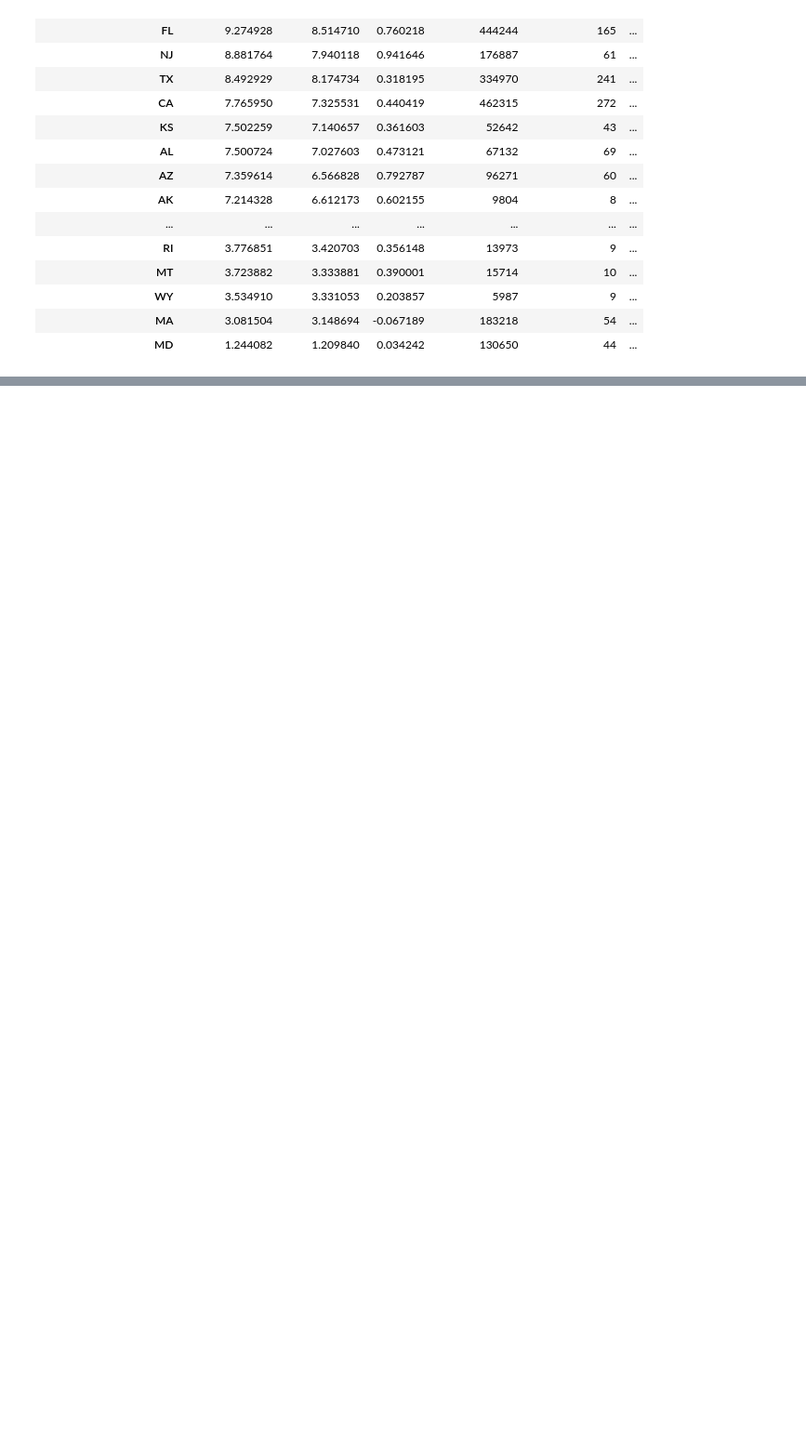
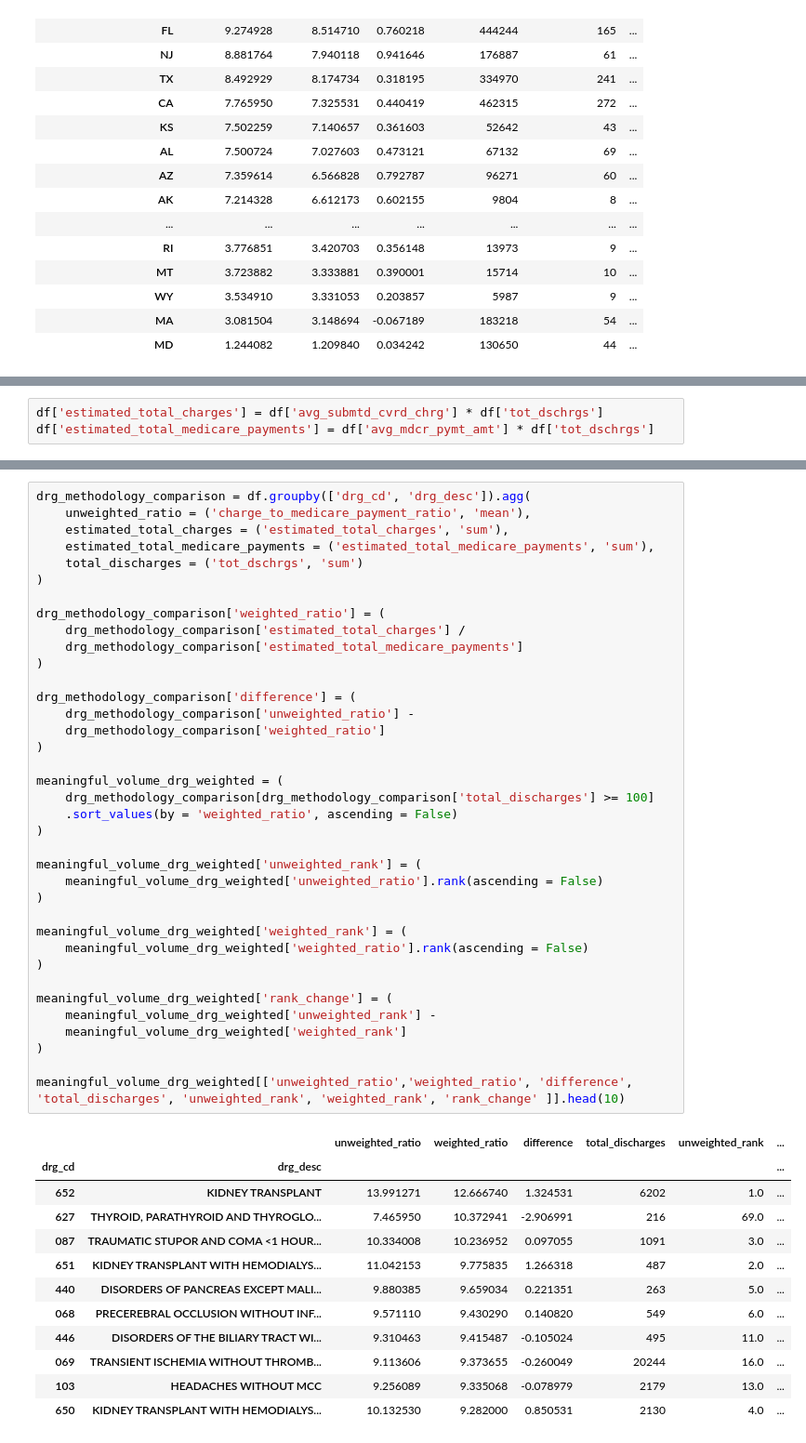
Before and after one commit to gurbaj8226/Hospital-Charge-vs-Medicare-Reimbursement-Analysis, a Jupyter notebook: notebooks/01_Data_Cleaning_and_Preparation.ipynb, the cells around one changed output, grey strips where cells are left out. Shown at 93% size. Drawn from its saved outputs; the diff is of its cells as text; blank space fills up the shorter version.

Commit message:
Completed weighted drg methodology comparison.

```diff
--- a/notebooks/01_Data_Cleaning_and_Preparation.ipynb
+++ b/notebooks/01_Data_Cleaning_and_Preparation.ipynb
@@ -644,0 +647,3 @@ state_methodology_comparison
+# %%
+df['estimated_total_charges'] = df['avg_submtd_cvrd_chrg'] * df['tot_dschrgs']
+df['estimated_total_medicare_payments'] = df['avg_mdcr_pymt_amt'] * df['tot_dschrgs']
@@ -644,0 +656,50 @@ state_methodology_comparison
+# %%
+drg_methodology_comparison = df.groupby(['drg_cd', 'drg_desc']).agg(
+    unweighted_ratio = ('charge_to_medicare_payment_ratio', 'mean'),
+    estimated_total_charges = ('estimated_total_charges', 'sum'),
+    estimated_total_medicare_payments = ('estimated_total_medicare_payments', 'sum'),
+    total_discharges = ('tot_dschrgs', 'sum')
+)
+
+drg_methodology_comparison['weighted_ratio'] = (
+    drg_methodology_comparison['estimated_total_charges'] /
+    drg_methodology_comparison['estimated_total_medicare_payments']
+)
+
+drg_methodology_comparison['difference'] = (
+    drg_methodology_comparison['unweighted_ratio'] -
+    drg_methodology_comparison['weighted_ratio']
+)
+
+meaningful_volume_drg_weighted = (
+    drg_methodology_comparison[drg_methodology_comparison['total_discharges'] >= 100]
+    .sort_values(by = 'weighted_ratio', ascending = False)
+)
+
+meaningful_volume_drg_weighted['unweighted_rank'] = (
+    meaningful_volume_drg_weighted['unweighted_ratio'].rank(ascending = False)
+)
+
+meaningful_volume_drg_weighted['weighted_rank'] = (
+    meaningful_volume_drg_weighted['weighted_ratio'].rank(ascending = False)
+)
+
+meaningful_volume_drg_weighted['rank_change'] = (
+    meaningful_volume_drg_weighted['unweighted_rank'] -
+    meaningful_volume_drg_weighted['weighted_rank']
+)
+
+meaningful_volume_drg_weighted[['unweighted_ratio','weighted_ratio', 'difference', 'total_discharges', 'unweighted_rank', 'weighted_rank', 'rank_change' ]].head(10)
+# %% [output]
+|  |  | unweighted_ratio | weighted_ratio | difference | total_discharges | unweighted_rank | ... |
+| drg_cd | drg_desc |  |  |  |  |  | ... |
+| 652 | KIDNEY TRANSPLANT | 13.991271 | 12.666740 | 1.324531 | 6202 | 1.0 | ... |
+| 627 | THYROID, PARATHYROID AND THYROGLO... | 7.465950 | 10.372941 | -2.906991 | 216 | 69.0 | ... |
+| 087 | TRAUMATIC STUPOR AND COMA <1 HOUR... | 10.334008 | 10.236952 | 0.097055 | 1091 | 3.0 | ... |
+| 651 | KIDNEY TRANSPLANT WITH HEMODIALYS... | 11.042153 | 9.775835 | 1.266318 | 487 | 2.0 | ... |
+| 440 | DISORDERS OF PANCREAS EXCEPT MALI... | 9.880385 | 9.659034 | 0.221351 | 263 | 5.0 | ... |
+| 068 | PRECEREBRAL OCCLUSION WITHOUT INF... | 9.571110 | 9.430290 | 0.140820 | 549 | 6.0 | ... |
+| 446 | DISORDERS OF THE BILIARY TRACT WI... | 9.310463 | 9.415487 | -0.105024 | 495 | 11.0 | ... |
+| 069 | TRANSIENT ISCHEMIA WITHOUT THROMB... | 9.113606 | 9.373655 | -0.260049 | 20244 | 16.0 | ... |
+| 103 | HEADACHES WITHOUT MCC | 9.256089 | 9.335068 | -0.078979 | 2179 | 13.0 | ... |
+| 650 | KIDNEY TRANSPLANT WITH HEMODIALYS... | 10.132530 | 9.282000 | 0.850531 | 2130 | 4.0 | ... |
```
Also changed, not shown: parts of 3 cells of this notebook.
